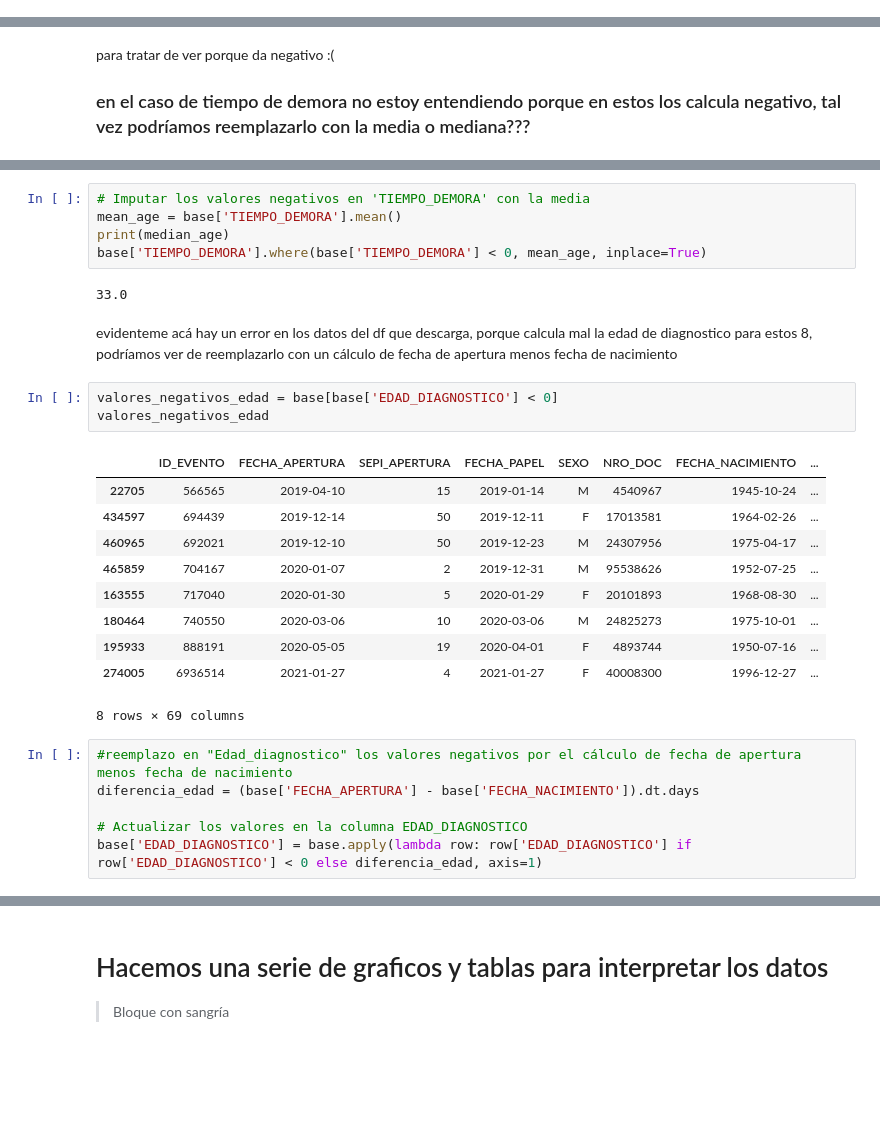
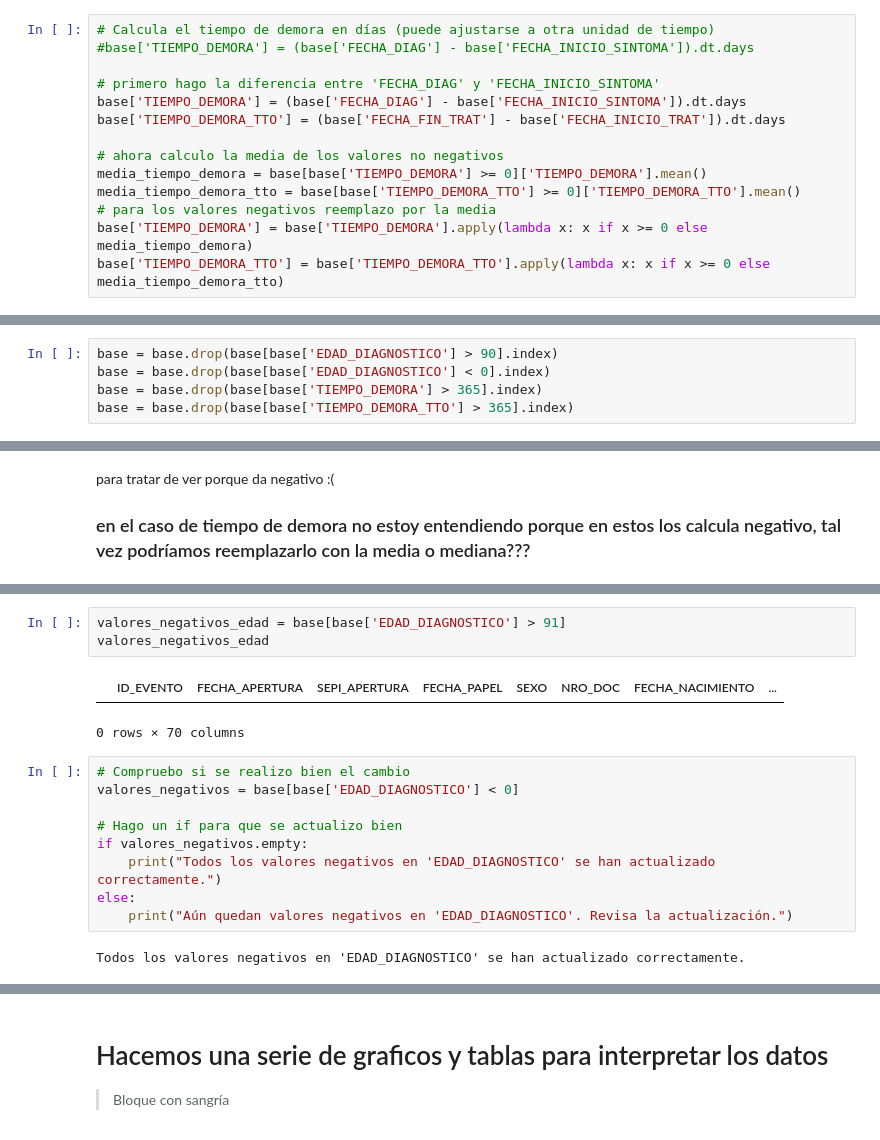
Before and after one commit to rominicky/diplocssoccomp, a Jupyter notebook: trabajo_final_TBC2019al2021.ipynb, the cells around one changed output, grey strips where cells are left out. Saved outputs shown, nothing was run; the diff lists cells and outputs as text; blank space fills up the shorter version.

```diff
--- a/trabajo_final_TBC2019al2021.ipynb
+++ b/trabajo_final_TBC2019al2021.ipynb
@@ -265,0 +248,14 @@ base['TIEMPO_DEMORA'] = (base['FECHA_DIAG'] - base['FECHA_INICIO_SINTOMA']).dt.d
+# %%
+# Calcula el tiempo de demora en días (puede ajustarse a otra unidad de tiempo)
+#base['TIEMPO_DEMORA'] = (base['FECHA_DIAG'] - base['FECHA_INICIO_SINTOMA']).dt.days
+
+# primero hago la diferencia entre 'FECHA_DIAG' y 'FECHA_INICIO_SINTOMA'
+base['TIEMPO_DEMORA'] = (base['FECHA_DIAG'] - base['FECHA_INICIO_SINTOMA']).dt.days
+base['TIEMPO_DEMORA_TTO'] = (base['FECHA_FIN_TRAT'] - base['FECHA_INICIO_TRAT']).dt.days
+
+# ahora calculo la media de los valores no negativos
+media_tiempo_demora = base[base['TIEMPO_DEMORA'] >= 0]['TIEMPO_DEMORA'].mean()
+media_tiempo_demora_tto = base[base['TIEMPO_DEMORA_TTO'] >= 0]['TIEMPO_DEMORA_TTO'].mean()
+# para los valores negativos reemplazo por la media
+base['TIEMPO_DEMORA'] = base['TIEMPO_DEMORA'].apply(lambda x: x if x >= 0 else media_tiempo_demora)
+base['TIEMPO_DEMORA_TTO'] = base['TIEMPO_DEMORA_TTO'].apply(lambda x: x if x >= 0 else media_tiempo_demora_tto)
@@ -356,0 +369,5 @@ Valores negativos en EDAD: 8
+# %%
+base = base.drop(base[base['EDAD_DIAGNOSTICO'] > 90].index)
+base = base.drop(base[base['EDAD_DIAGNOSTICO'] < 0].index)
+base = base.drop(base[base['TIEMPO_DEMORA'] > 365].index)
+base = base.drop(base[base['TIEMPO_DEMORA_TTO'] > 365].index)
@@ -379,30 +399,18 @@ objetos_negativos_tiempo
-# %%
-# Imputar los valores negativos en 'TIEMPO_DEMORA' con la media
-mean_age = base['TIEMPO_DEMORA'].mean()
-print(median_age)
-base['TIEMPO_DEMORA'].where(base['TIEMPO_DEMORA'] < 0, mean_age, inplace=True)
-# %% [output]
-33.0
-# %% [markdown]
-evidenteme acá hay un error en los datos del df que descarga, porque calcula mal la edad de diagnostico para estos 8, podríamos ver de reemplazarlo con un cálculo de fecha de apertura menos fecha de nacimiento
 # %%
-valores_negativos_edad = base[base['EDAD_DIAGNOSTICO'] < 0]
+valores_negativos_edad = base[base['EDAD_DIAGNOSTICO'] > 91]
 valores_negativos_edad
 # %% [output]
 |  | ID_EVENTO | FECHA_APERTURA | SEPI_APERTURA | FECHA_PAPEL | SEXO | NRO_DOC | FECHA_NACIMIENTO | ... |
-| 22705 | 566565 | 2019-04-10 | 15 | 2019-01-14 | M | 4540967 | 1945-10-24 | ... |
-| 434597 | 694439 | 2019-12-14 | 50 | 2019-12-11 | F | 17013581 | 1964-02-26 | ... |
-| 460965 | 692021 | 2019-12-10 | 50 | 2019-12-23 | M | 24307956 | 1975-04-17 | ... |
-| 465859 | 704167 | 2020-01-07 | 2 | 2019-12-31 | M | 95538626 | 1952-07-25 | ... |
-| 163555 | 717040 | 2020-01-30 | 5 | 2020-01-29 | F | 20101893 | 1968-08-30 | ... |
-| 180464 | 740550 | 2020-03-06 | 10 | 2020-03-06 | M | 24825273 | 1975-10-01 | ... |
-| 195933 | 888191 | 2020-05-05 | 19 | 2020-04-01 | F | 4893744 | 1950-07-16 | ... |
-| 274005 | 6936514 | 2021-01-27 | 4 | 2021-01-27 | F | 40008300 | 1996-12-27 | ... |
-8 rows × 69 columns
+0 rows × 70 columns
-# %%
-#reemplazo en "Edad_diagnostico" los valores negativos por el cálculo de fecha de apertura menos fecha de nacimiento
-diferencia_edad = (base['FECHA_APERTURA'] - base['FECHA_NACIMIENTO']).dt.days
-
-# Actualizar los valores en la columna EDAD_DIAGNOSTICO
-base['EDAD_DIAGNOSTICO'] = base.apply(lambda row: row['EDAD_DIAGNOSTICO'] if row['EDAD_DIAGNOSTICO'] < 0 else diferencia_edad, axis=1)
+# %%
+# Compruebo si se realizo bien el cambio
+valores_negativos = base[base['EDAD_DIAGNOSTICO'] < 0]
+
+# Hago un if para que se actualizo bien
+if valores_negativos.empty:
+    print("Todos los valores negativos en 'EDAD_DIAGNOSTICO' se han actualizado correctamente.")
+else:
+    print("Aún quedan valores negativos en 'EDAD_DIAGNOSTICO'. Revisa la actualización.")
+# %% [output]
+Todos los valores negativos en 'EDAD_DIAGNOSTICO' se han actualizado correctamente.
 # %%
```
Also changed, not shown: parts of 90 cells of this notebook.
